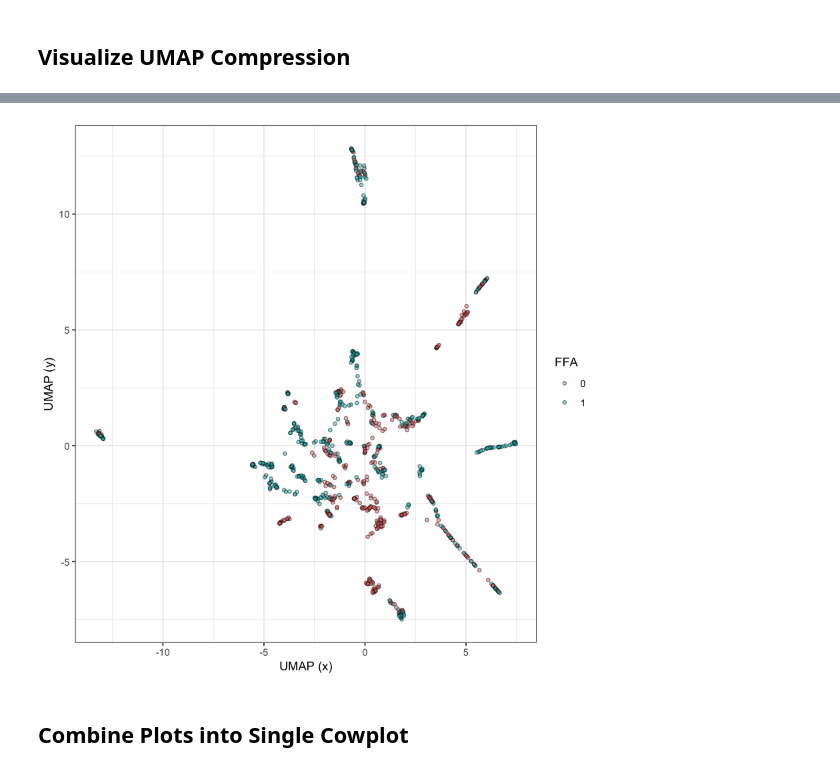
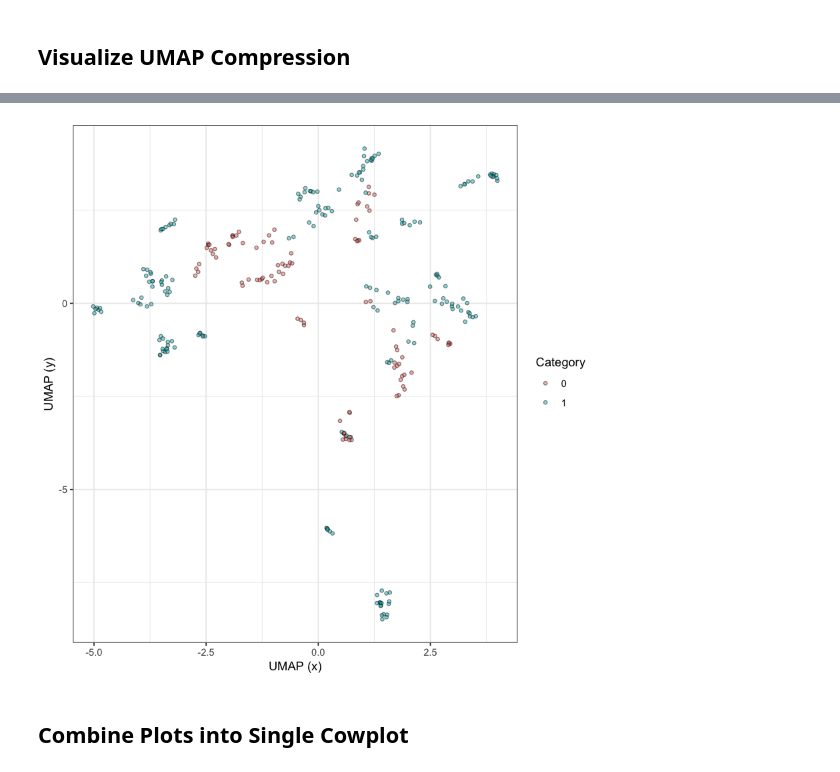
Before and after one commit to broadinstitute/2018_04_12_T2D_V2F_Saadat_Broad, a Jupyter notebook: umap_viz.ipynb, the cells around one changed output, grey strips where cells are left out. Drawn from its saved outputs; the diff is of its cells as text; code cells hidden in the pictures.

```diff
--- a/umap_viz.ipynb
+++ b/umap_viz.ipynb
@@ -11,3 +11,10 @@ suppressPackageStartupMessages(library(cowplot))
 suppressPackageStartupMessages(library(umap))
 # %%
 set.seed(12345)
+# %%
+# Load labels
+file = file.path("data", "category_labels.csv")
+label_df = readr::read_csv(file, col_types=readr::cols())
+colnames(label_df) <- paste0("Metadata_", colnames(label_df))
+
+label_df
@@ -28,7 +46,15 @@ cp_cols <- readr::cols(
     Metadata_diff_day = readr::col_character()
 )
 
-df <- readr::read_tsv(file, col_types = cp_cols)
+df <- readr::read_tsv(file, col_types = cp_cols) %>%
+    dplyr::filter(Metadata_FFA == 0)
+
+recode_patient <- paste0("m", gsub("PAC_", "", df$Metadata_patient))
+df$Metadata_patient <- recode_patient
+df$Metadata_patient_merge <- recode_patient
+
+df <- label_df %>%
+    dplyr::inner_join(df, by = c("Metadata_IID" = "Metadata_patient_merge"), keep_all = TRUE)
 
 dim(df)
 head(df, 2)
@@ -139,17 +212,17 @@ day_gg
 # %%
-ffa_gg <- ggplot(cp_umap_df, aes(x, y)) +
-    geom_point(aes(fill = FFA),
+category_gg <- ggplot(cp_umap_df, aes(x, y)) +
+    geom_point(aes(fill = factor(Category)),
                size = 1.2,
                alpha = 0.5,
                color = "black",
                pch = 21) +
     theme_bw() +
-    scale_fill_discrete(name = "FFA") +
+    scale_fill_discrete(name = "Category") +
     xlab("UMAP (x)") +
     ylab("UMAP (y)")
 
-ffa_gg
+category_gg
 # %% [output]
-[figure, old version]
+[figure, new version]
 # %% [markdown]
 ## Combine Plots into Single Cowplot
```
Also changed, not shown: parts of 14 cells of this notebook, 18 other files.
